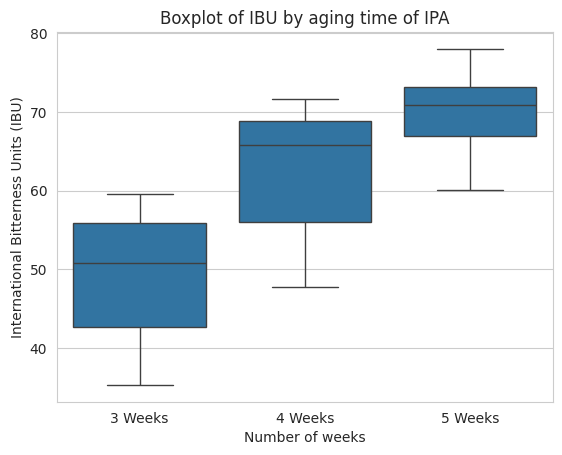
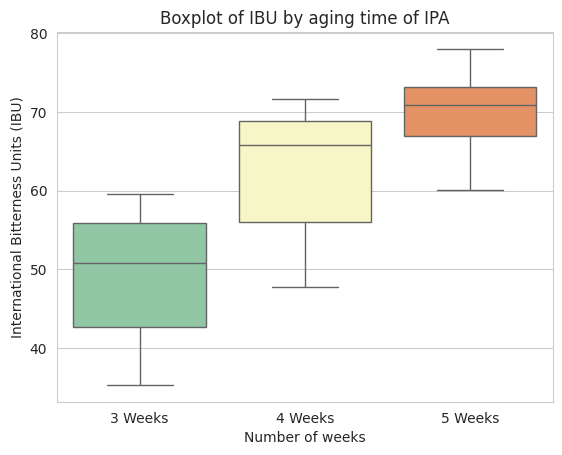
The change to this notebook cell's code, shown as a diff; its figure went from the first image to the second:
--- before
+++ after
@@ -37,5 +37,5 @@
 ## Create boxplot using seaborn ##
 
-sns.boxplot(x="Weeks",y="IBU",data=ipa)
+sns.boxplot(x="Weeks",y="IBU",data=ipa, palette='Spectral_r')
 
 ## Add Title and Labels using matplotlib ##

Commit: Created using Colab